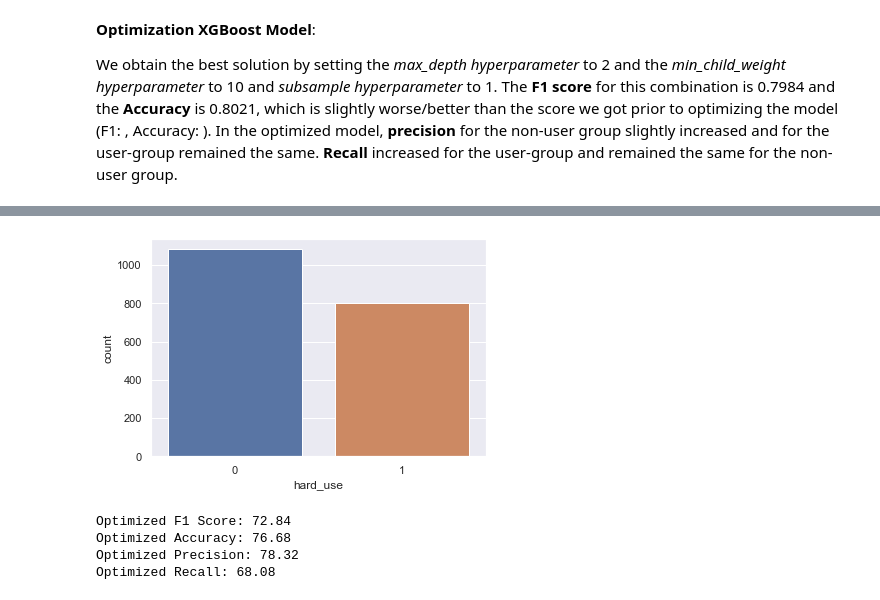
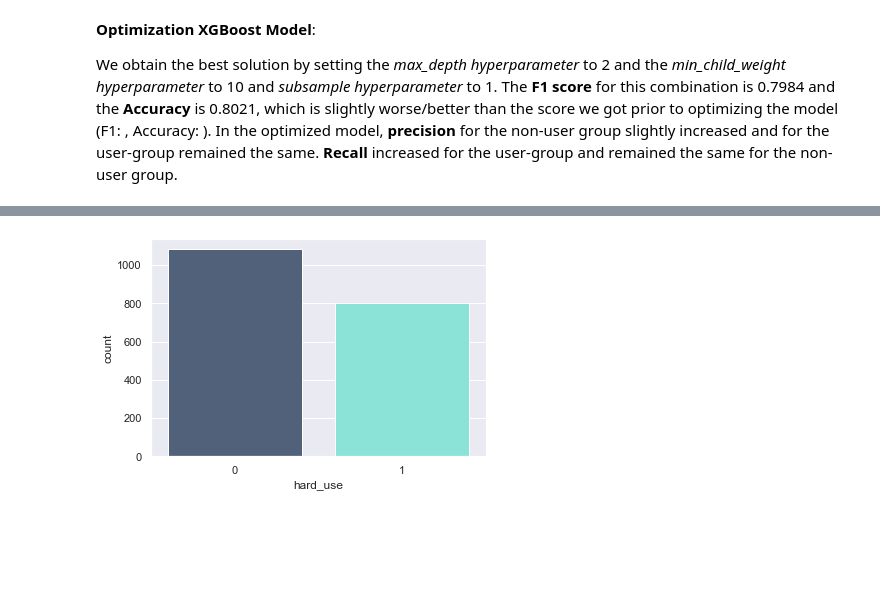
Before and after one commit to CrazyBigFoot/Personality_vs_Risk_of_Drug, a Jupyter notebook: Project2_Mirko.ipynb, the cells around one changed output, grey strips where cells are left out. Saved outputs shown, nothing was run; the diff lists cells and outputs as text; code cells hidden in the pictures; blank space fills up the shorter version.

```diff
--- a/Project2_Mirko.ipynb
+++ b/Project2_Mirko.ipynb
@@ -244,3 +212,6 @@ drugs
+# %%
+df.drop(columns='Semer', inplace=True)
+drugs.remove('Semer')
 # %% [markdown]
 ## Education
 # %%
@@ -1365,26 +1256,4 @@ df_hard1.sample(10)
 # %%
-sns.countplot(df_hard1['hard_use']);
+sns.countplot(df_hard1['hard_use'], palette=['#4b5f81',"#7df0e0"]);
 # %% [output]
-[figure, old version]
+[figure, new version]
-# %%
-# First try for that new label the XGBoost-Classifier
-X = df_hard1[features]
-y = df_hard1['hard_use']
-
-X_train, X_test, y_train, y_test = train_test_split(X, y,
-                                                    test_size = 0.3,
-                                                    random_state = 42)
-
-model = XGBClassifier(**best_xgb.best_params_)
-model.fit(X_train, y_train)
-y_pred = model.predict(X_test)
-
-print(f'Optimized F1 Score: {f1_score(y_test, y_pred)*100:.2f}')
-print(f'Optimized Accuracy: {accuracy_score(y_test, y_pred)*100:.2f}')
-print(f'Optimized Precision: {precision_score(y_test, y_pred)*100:.2f}')
-print(f'Optimized Recall: {recall_score(y_test, y_pred)*100:.2f}')
-# %% [output]
-Optimized F1 Score: 72.84
-Optimized Accuracy: 76.68
-Optimized Precision: 78.32
-Optimized Recall: 68.08
```
Also changed, not shown: parts of 134 cells of this notebook, 12 other files.
